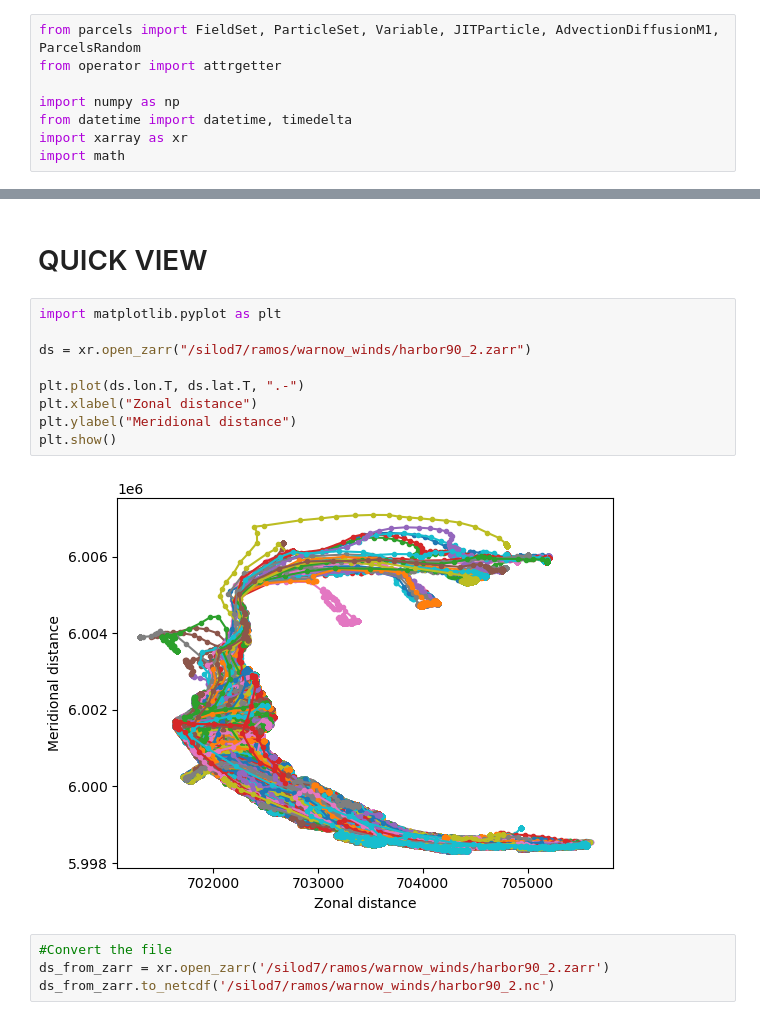
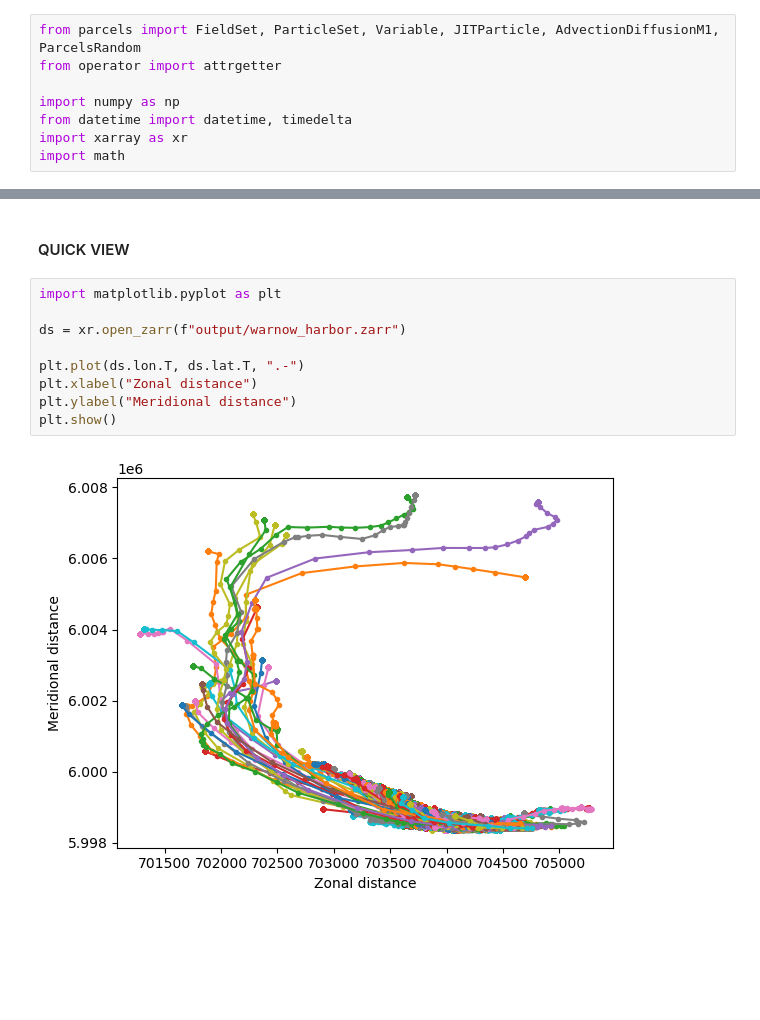
Before and after one commit to ramos-bruna/Tools_for_coastal_management_parcels, a Jupyter notebook: warnow_harbor.ipynb, the cells around one changed output, grey strips where cells are left out. Drawn from its saved outputs; the diff is of its cells as text; blank space fills up the shorter version.

```diff
--- a/warnow_harbor.ipynb
+++ b/warnow_harbor.ipynb
@@ -152,17 +68,13 @@ INFO: Output files are stored in /silod7/ramos/warnow_winds/harbor90_2.zarr.
 # %% [markdown]
-# QUICK VIEW
+#### QUICK VIEW
 # %%
 import matplotlib.pyplot as plt
 
-ds = xr.open_zarr("/silod7/ramos/warnow_winds/harbor90_2.zarr")
+ds = xr.open_zarr(f"output/warnow_harbor.zarr")
 
 plt.plot(ds.lon.T, ds.lat.T, ".-")
 plt.xlabel("Zonal distance")
 plt.ylabel("Meridional distance")
 plt.show()
 # %% [output]
-[figure, old version]
+[figure, new version]
-# %%
-#Convert the file
-ds_from_zarr = xr.open_zarr('/silod7/ramos/warnow_winds/harbor90_2.zarr')
-ds_from_zarr.to_netcdf('/silod7/ramos/warnow_winds/harbor90_2.nc')
```
Also changed, not shown: parts of 17 cells of this notebook.
